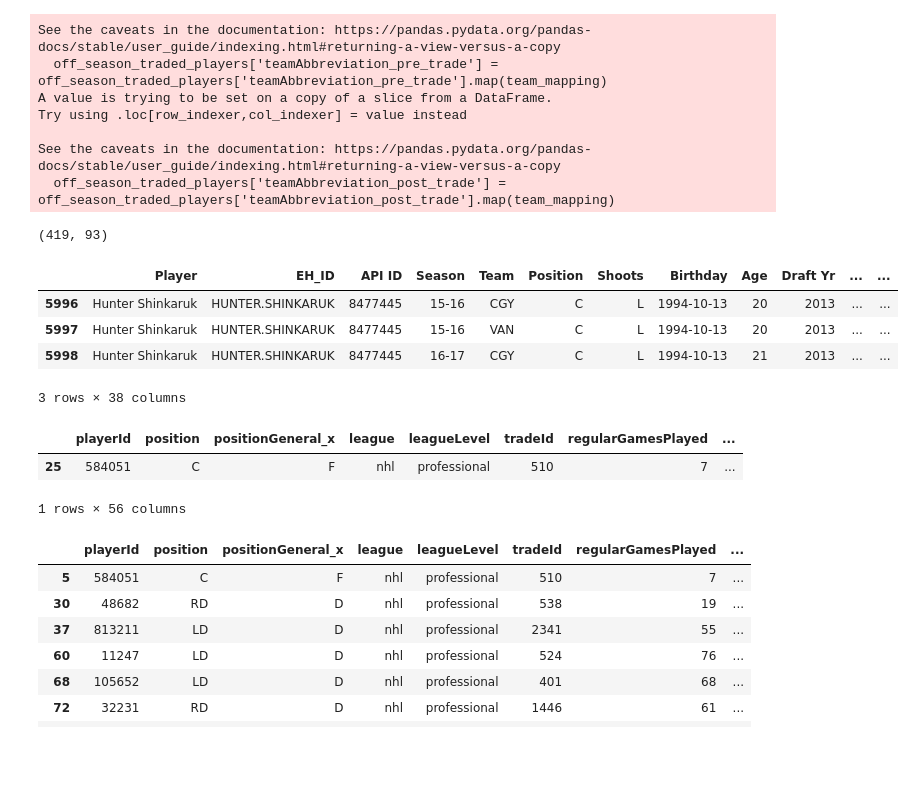
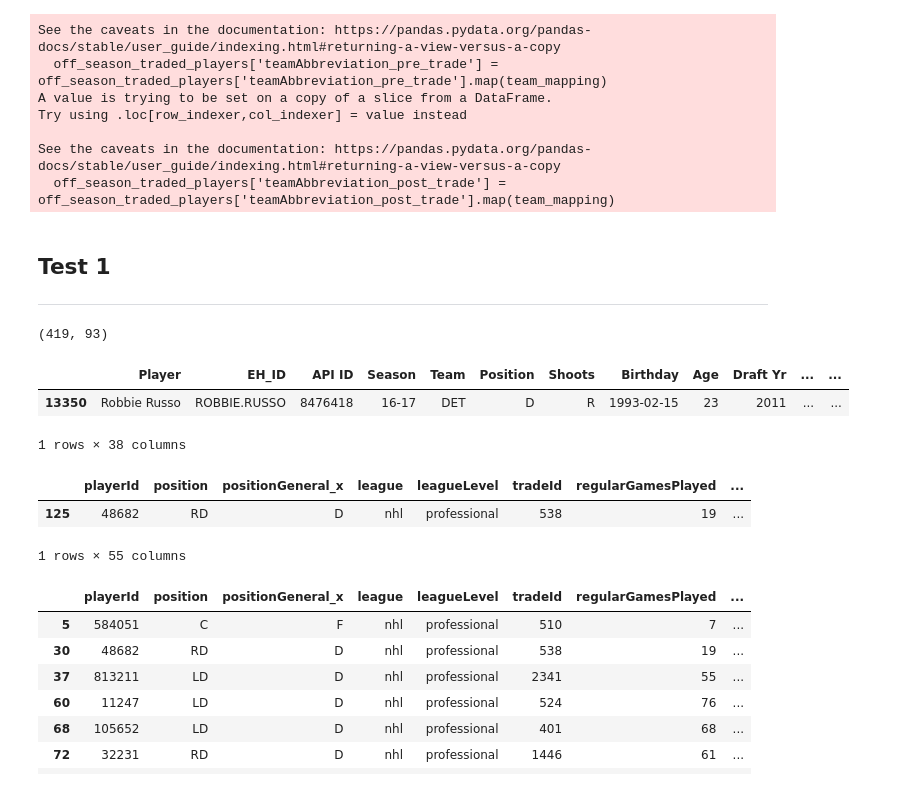
Before and after one commit to ahaze65/NHL_2025_Spring_2026, a Jupyter notebook: Code/Data_Merging_GAR.ipynb, the cells around one changed output. Drawn from its saved outputs; the diff is of its cells as text; code cells hidden in the pictures; blank space fills up the shorter version.

```diff
--- a/Code/Data_Merging_GAR.ipynb
+++ b/Code/Data_Merging_GAR.ipynb
@@ -298,5 +298,9 @@ See the caveats in the documentation: https://pandas.pydata.org/pandas-docs/stab
 # %%
 # Merge all of the hockey skater stats with the offseason players
 off_season_first_merge = pd.merge(off_season_traded_players, skater_data, left_on=['nhlPlayerId','pre_trade_season','teamAbbreviation_pre_trade'], right_on=['API ID','Season','Team'], how='inner')
+# %% [markdown]
+## Test 1
+
+---
 # %%
 # Merge all of the hockey skater stats with the offseason players
@@ -306,17 +310,15 @@ off_season_first_merge = pd.merge(off_season_traded_players, skater_data, left_o
 # %% [output]
 (419, 93)
 # %%
-#skater_data[(skater_data['API ID'] == 8477445)]
+skater_data[(skater_data['API ID'] == 8476418)]
 # %% [output]
 |  | Player | EH_ID | API ID | Season | Team | Position | Shoots | Birthday | Age | Draft Yr | ... | ... |
-| 5996 | Hunter Shinkaruk | HUNTER.SHINKARUK | 8477445 | 15-16 | CGY | C | L | 1994-10-13 | 20 | 2013 | ... | ... |
-| 5997 | Hunter Shinkaruk | HUNTER.SHINKARUK | 8477445 | 15-16 | VAN | C | L | 1994-10-13 | 20 | 2013 | ... | ... |
-| 5998 | Hunter Shinkaruk | HUNTER.SHINKARUK | 8477445 | 16-17 | CGY | C | L | 1994-10-13 | 21 | 2013 | ... | ... |
+| 13350 | Robbie Russo | ROBBIE.RUSSO | 8476418 | 16-17 | DET | D | R | 1993-02-15 | 23 | 2011 | ... | ... |
-3 rows × 38 columns
+1 rows × 38 columns
 # %%
-#off_season_traded_players[off_season_traded_players['nhlPlayerId'] == 8477445]
+off_season_traded_players[off_season_traded_players['nhlPlayerId'] == 8476418]
 # %% [output]
 |  | playerId | position | positionGeneral_x | league | leagueLevel | tradeId | regularGamesPlayed | ... |
-| 25 | 584051 | C | F | nhl | professional | 510 | 7 | ... |
+| 125 | 48682 | RD | D | nhl | professional | 538 | 19 | ... |
-1 rows × 56 columns
+1 rows × 55 columns
 # %%
```
Also changed, not shown: parts of 11 cells of this notebook.
